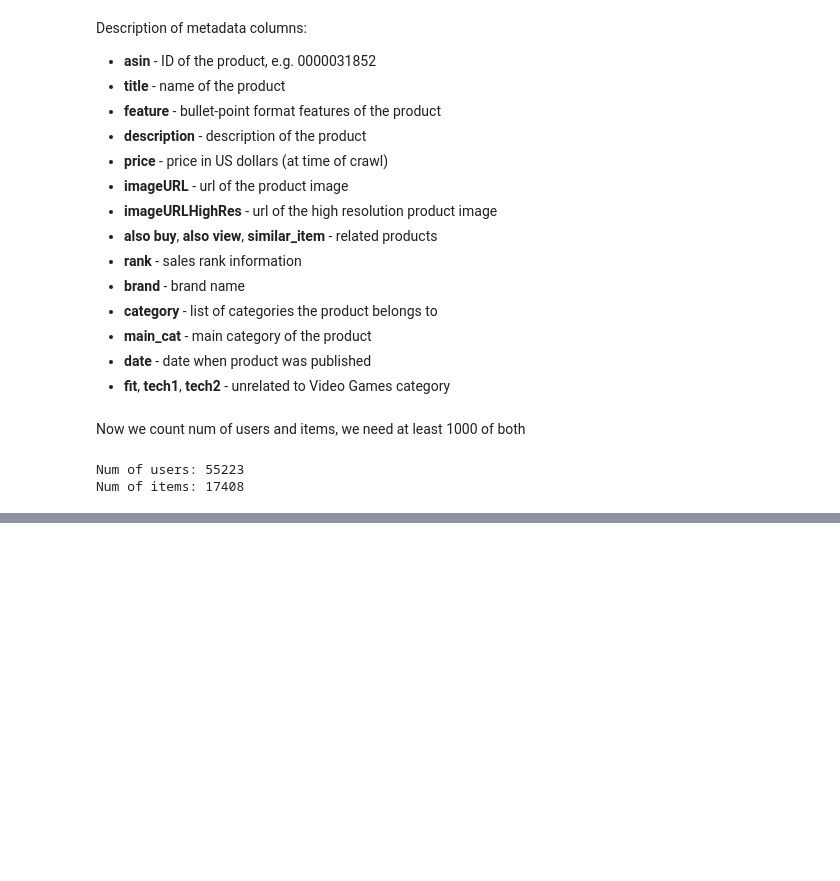
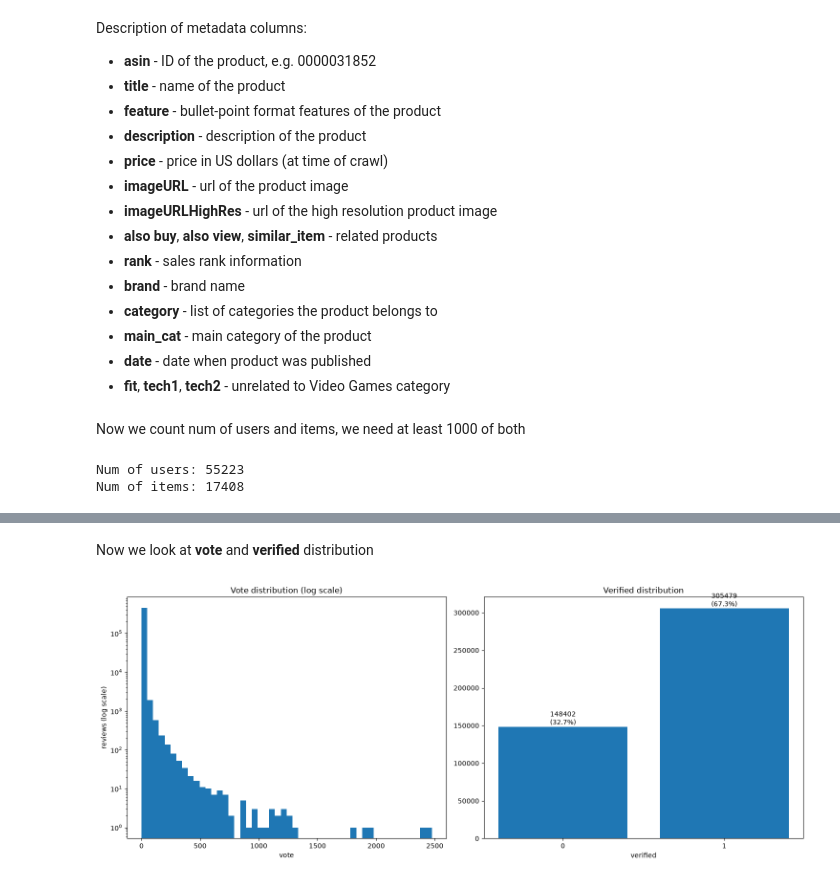
Before and after one commit to DenirtNMOS/recsys-classic-algorithms-, a Jupyter notebook: experiments.ipynb, the cells around one changed output, grey strips where cells are left out. Saved outputs shown, nothing was run; the diff lists cells and outputs as text; code cells hidden in the pictures; blank space fills up the shorter version.

```diff
--- a/experiments.ipynb
+++ b/experiments.ipynb
@@ -78,0 +193,25 @@ Num of items: 17408
+# %% [markdown]
+Now we look at **vote** and **verified** distribution
+# %%
+fig, axes = plt.subplots(1, 2, figsize=(15, 6))
+
+axes[0].hist(dataset["vote"], bins=50)
+axes[0].set_yscale("log")
+axes[0].set_xlabel("vote")
+axes[0].set_ylabel("reviews (log scale)")
+axes[0].set_title("Vote distribution (log scale)")
+
+vc = dataset["verified"].value_counts().sort("verified")
+labels = [str(int(v)) if v is not None else "null" for v in vc["verified"].to_list()]
+counts = vc["count"].to_list()
+
+axes[1].bar(labels, counts)
+axes[1].set_xlabel("verified")
+axes[1].set_title("Verified distribution")
+for i, c in enumerate(counts):
+    axes[1].text(i, c, f"{c}\n({100 * c / dataset.height:.1f}%)", ha="center", va="bottom")
+
+plt.tight_layout()
+plt.show()
+# %% [output]
+[figure, added]
```
Also changed, not shown: parts of 34 cells of this notebook, 1 other file.
